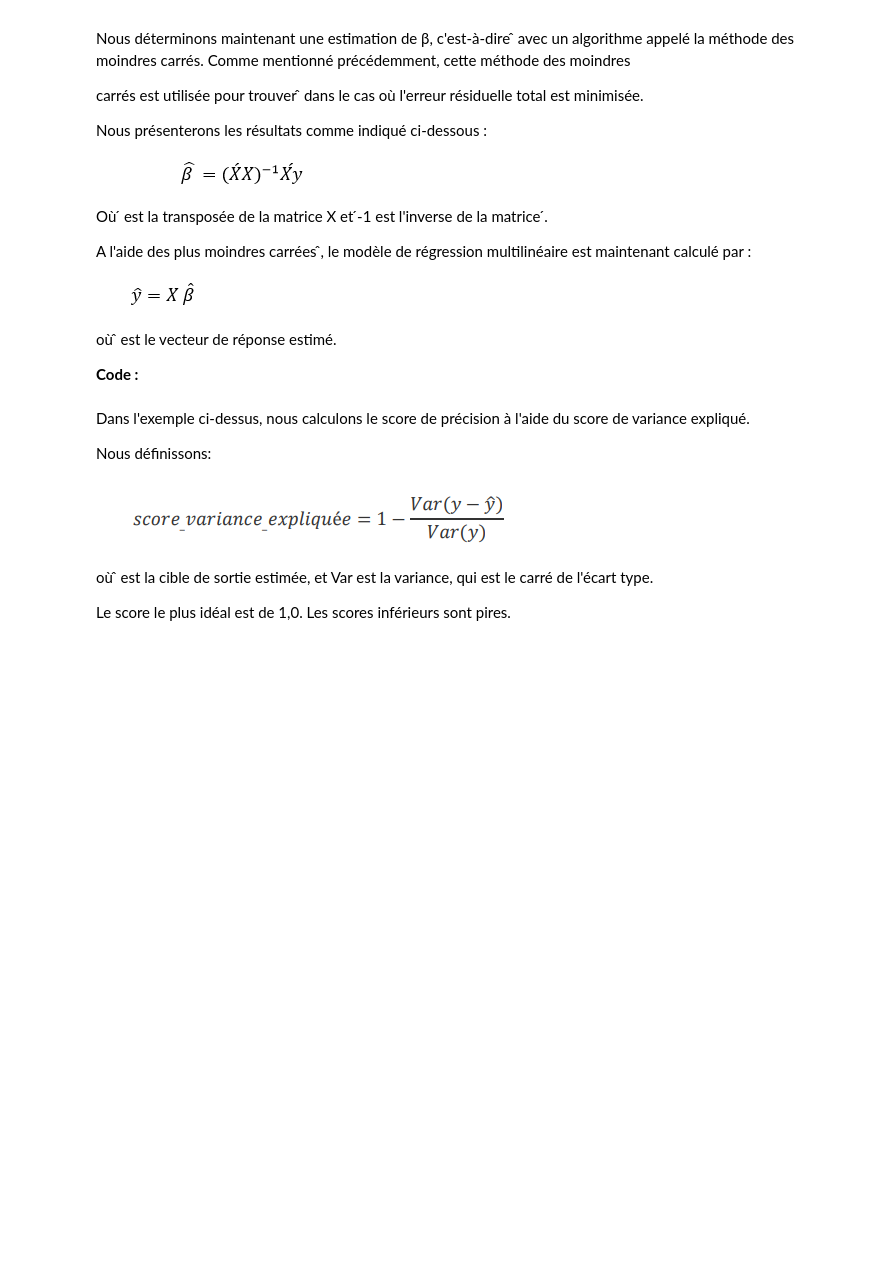
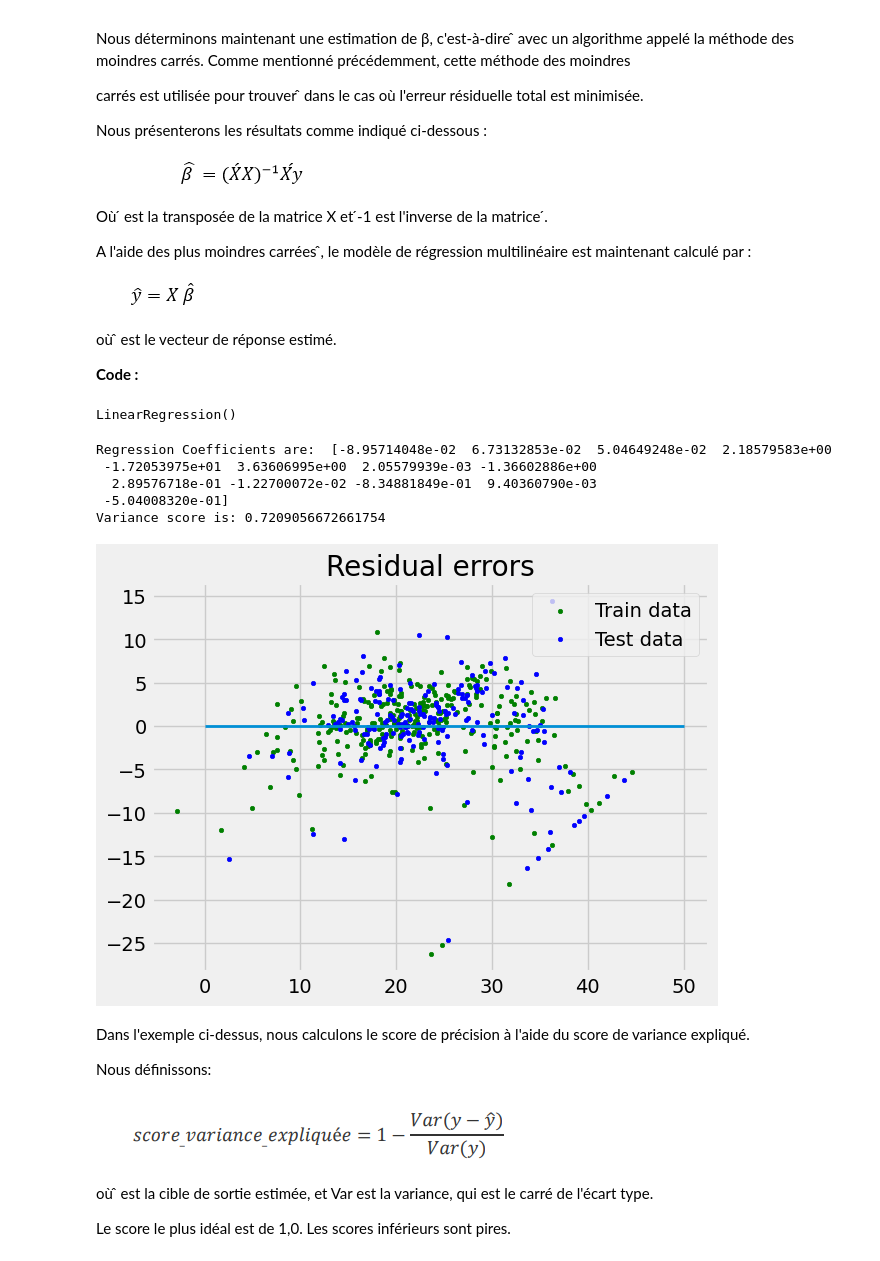
Before and after one commit to meeedbkr/MACHINE-LEARNING-MST-IMSC, a Jupyter notebook: notebooks/ML_TP1.ipynb, the cells around one changed output. Drawn from its saved outputs; the diff is of its cells as text; code cells hidden in the pictures; blank space fills up the shorter version.

```diff
--- a/notebooks/ML_TP1.ipynb
+++ b/notebooks/ML_TP1.ipynb
@@ -180,8 +222,72 @@ où ̂ est le vecteur de réponse estimé.
 **Code :**
 # %%
 #code
+import matplotlib.pyplot as mtpplt
+import numpy as nmp
+from sklearn import datasets as DS
+from sklearn import linear_model as LM
+from sklearn import metrics as mts
+from sklearn.model_selection import train_test_split as tts
+
+# Fetch the Boston dataset from the original source
+from urllib.request import urlopen
+url = "https://archive.ics.uci.edu/ml/machine-learning-databases/housing/housing.data"
+raw_data = urlopen(url)
+dataset = nmp.loadtxt(raw_data)
+
+# Here, we will define the feature matrix(H) and response vector(f)
+H = dataset[:,:-1]
+f = dataset[:,-1]
+
+# Now, we will split X and y datasets into training and testing sets
+H_train, H_test, f_train, f_test = tts(H, f, test_size = 0.4, random_state = 1)
+
+# Here, we will create linear regression object
+reg1 = LM.LinearRegression()
+
+# Now, we will train the model by using the training sets
+reg1.fit(H_train, f_train)
+# %% [output]
+LinearRegression()
 # %%
 #sortie
+if __name__ == "__main__":
+    # here, we will print the regression coefficients
+    print('Regression Coefficients are: ', reg1.coef_)
+
+    # Here, we will print the variance score: 1 means perfect prediction
+    print('Variance score is: {}'.format(reg1.score(H_test, f_test)))
+
+    # Here, we will plot for residual error
+    # here, we will set the plot style
+    mtpplt.style.use('fivethirtyeight')
+
+    # here we will plot the residual errors in training data
+    mtpplt.scatter(reg1.predict(H_train), reg1.predict(H_train) - f_train,
+                   color = "green", s = 10, label = 'Train data')
+
+    # Here, we will plot the residual errors in test data
+    mtpplt.scatter(reg1.predict(H_test), reg1.predict(H_test) - f_test,
+                   color = "blue", s = 10, label = 'Test data')
+
+    # Here, we will plot the line for zero residual error
+    mtpplt.hlines(y = 0, xmin = 0, xmax = 50, linewidth = 2)
+
+    # here, we will plot the legend
+    mtpplt.legend(loc = 'upper right')
+
+    # now, we will plot the title
+    mtpplt.title("Residual errors")
+
+    # here, we will define the method call for showing the plot
+    mtpplt.show()
+# %% [output]
+Regression Coefficients are:  [-8.95714048e-02  6.73132853e-02  5.04649248e-02  2.18579583e+00
+ -1.72053975e+01  3.63606995e+00  2.05579939e-03 -1.36602886e+00
+  2.89576718e-01 -1.22700072e-02 -8.34881849e-01  9.40360790e-03
+ -5.04008320e-01]
+Variance score is: 0.7209056672661754
+[figure, added]
 # %% [markdown]
 Dans l'exemple ci-dessus, nous calculons le score de précision à
 l'aide du score de variance expliqué.
```
Also changed, not shown: parts of 60 cells of this notebook.
